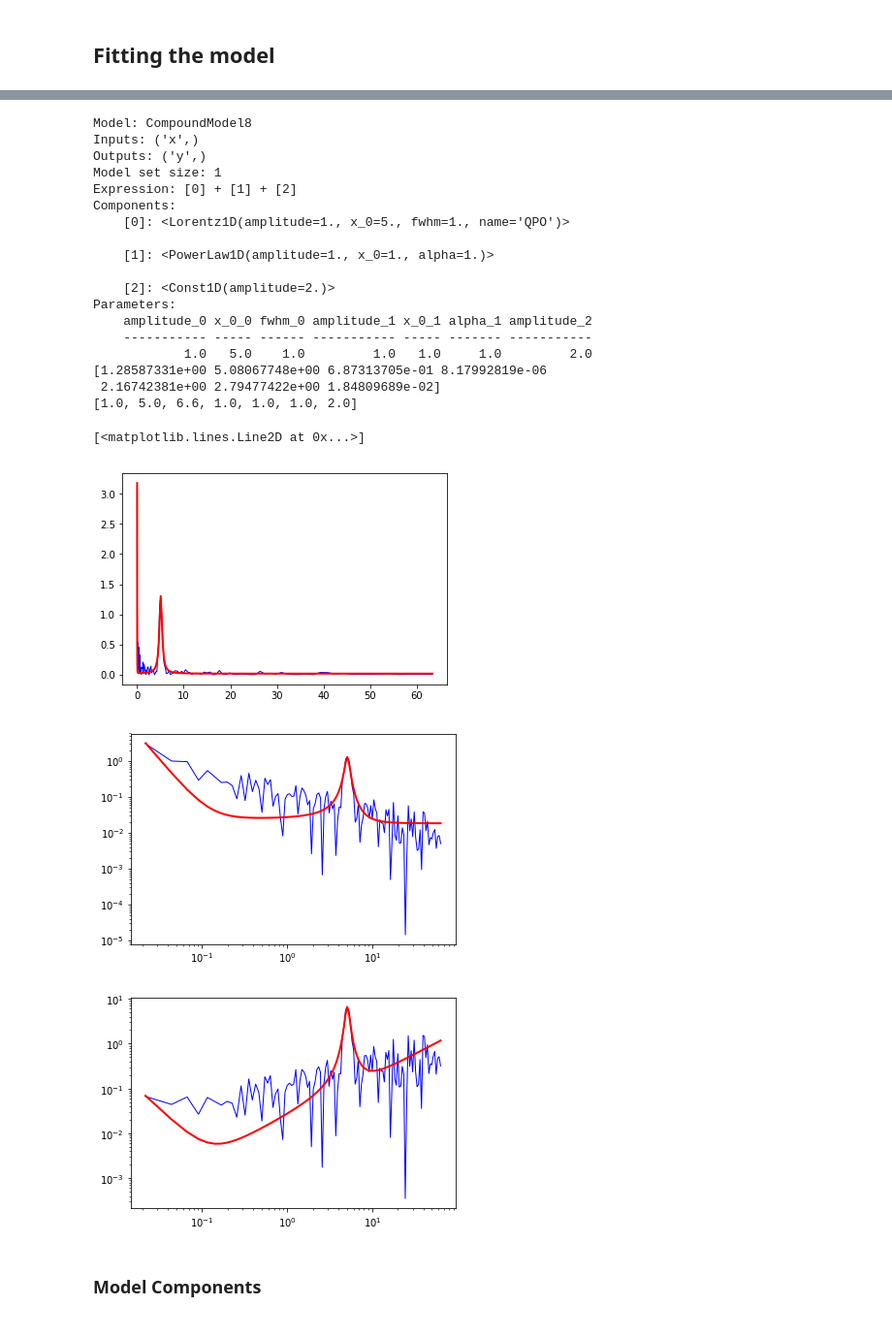
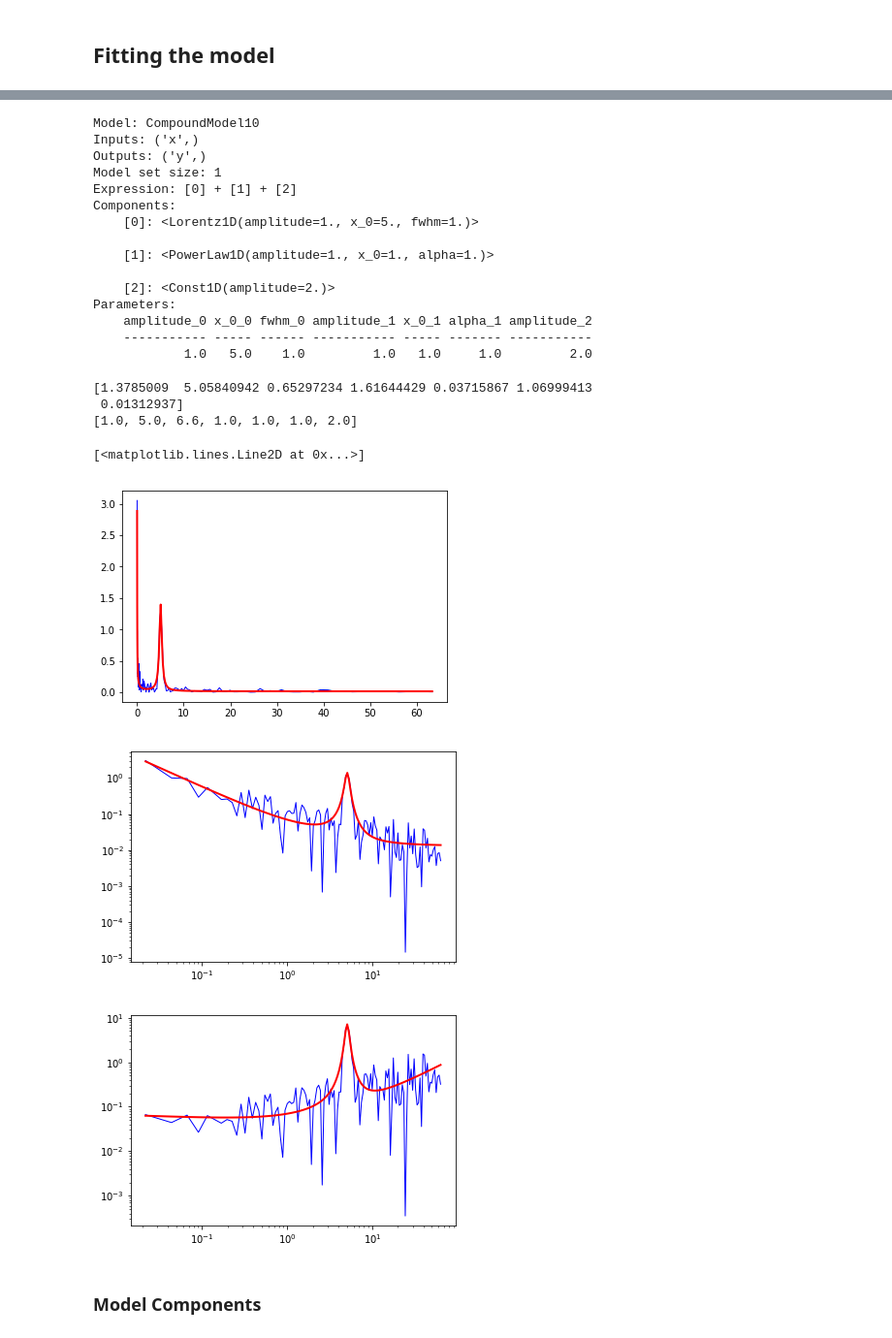
Before and after one commit to swapsha96/gsoc-learning, a Jupyter notebook: week2/Averaged Cross Spectrum.ipynb, the cells around one changed output, grey strips where cells are left out. Shown at 97% size. Cells and saved outputs as stored; diff of their text form; code cells hidden in the pictures.

```diff
--- a/week2/Averaged Cross Spectrum.ipynb
+++ b/week2/Averaged Cross Spectrum.ipynb
@@ -193,7 +195,7 @@ Parameters:
 [figure]
 [figure]
 # %%
-model_to_test = models.Lorentz1D(x_0=5.).rename('QPO') + models.PowerLaw1D() + models.Const1D(amplitude=2)
+model_to_test = models.Lorentz1D(x_0=5.) + models.PowerLaw1D() + models.Const1D(amplitude=2)
 print(model_to_test)
 
 t0 = [1.0, 5.0, 6.6, 1.0, 1.0, 1.0, 2.0]
@@ -205,42 +207,42 @@ print(t0)
 
 # plotting
 n = len(avg_cs1.freq)
 range_start, range_stop = int(0 * n / 64), int(64 * n / 64) # [range_start:range_stop]
 
 plt.figure()
 plt.plot(avg_cs1.freq, np.abs(avg_cs1.power), lw=1, color='blue')
 plt.plot(avg_cs1.freq, np.abs(res.mfit), lw=2, color="red")
 
 plt.figure()
 plt.loglog(avg_cs1.freq, np.abs(avg_cs1.power), lw=1, color='blue')
 plt.loglog(avg_cs1.freq, np.abs(res.mfit), lw=2, color="red")
 
 plt.figure()
 plt.loglog(avg_cs1.freq, avg_cs1.freq*np.abs(avg_cs1.power), lw=1, color='blue')
 plt.loglog(avg_cs1.freq, avg_cs1.freq*np.abs(res.mfit), lw=2, color="red")
 # %% [output]
-Model: CompoundModel8
+Model: CompoundModel10
 Inputs: ('x',)
 Outputs: ('y',)
 Model set size: 1
 Expression: [0] + [1] + [2]
 Components:
-    [0]: <Lorentz1D(amplitude=1., x_0=5., fwhm=1., name='QPO')>
+    [0]: <Lorentz1D(amplitude=1., x_0=5., fwhm=1.)>
 
     [1]: <PowerLaw1D(amplitude=1., x_0=1., alpha=1.)>
 
     [2]: <Const1D(amplitude=2.)>
 Parameters:
     amplitude_0 x_0_0 fwhm_0 amplitude_1 x_0_1 alpha_1 amplitude_2
     ----------- ----- ------ ----------- ----- ------- -----------
             1.0   5.0    1.0         1.0   1.0     1.0         2.0
-[1.28587331e+00 5.08067748e+00 6.87313705e-01 8.17992819e-06
- 2.16742381e+00 2.79477422e+00 1.84809689e-02]
-[1.0, 5.0, 6.6, 1.0, 1.0, 1.0, 2.0]
-[<matplotlib.lines.Line2D at 0x...>]
+[1.3785009  5.05840942 0.65297234 1.61644429 0.03715867 1.06999413
+ 0.01312937]
+[1.0, 5.0, 6.6, 1.0, 1.0, 1.0, 2.0]
+[<matplotlib.lines.Line2D at 0x...>]
-[figure, old version]
+[figure, new version]
-[figure, old version]
+[figure, new version]
-[figure, old version]
+[figure, new version]
 # %% [markdown]
 ### Model Components
 # %%
```
Also changed, not shown: parts of 21 cells of this notebook.
